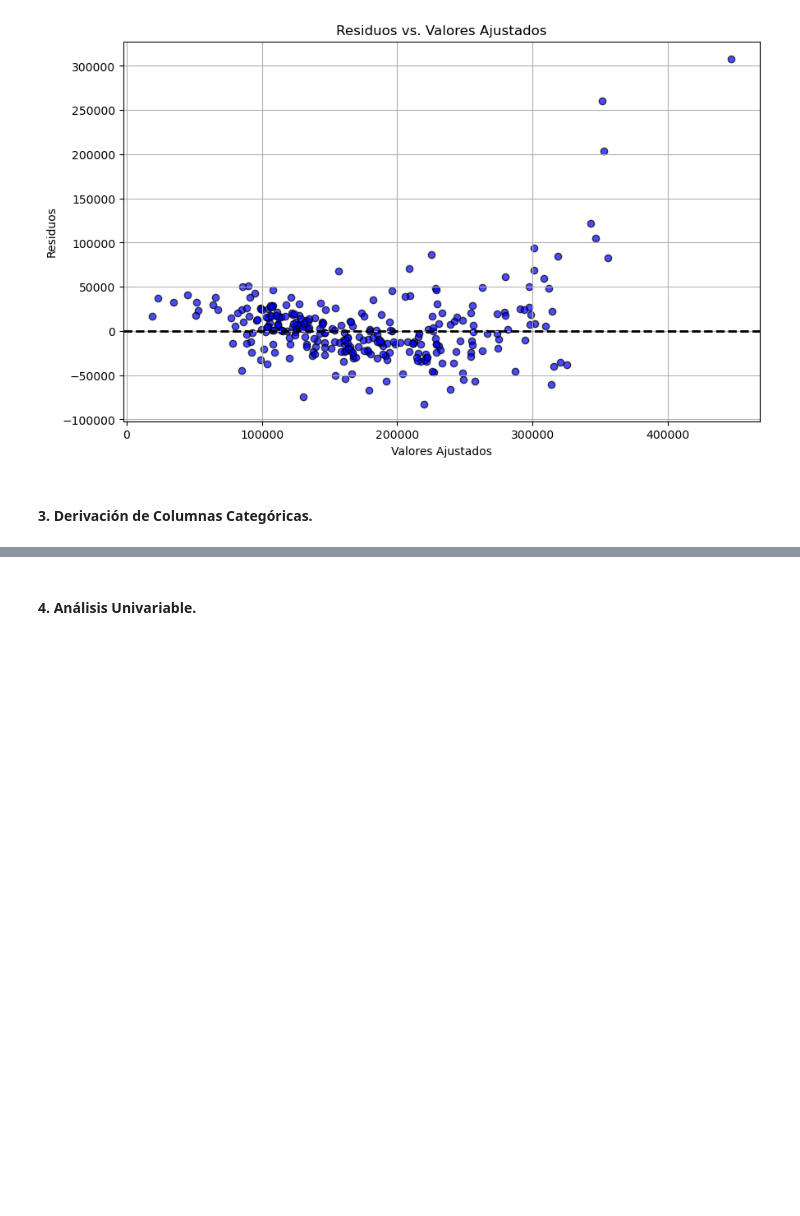
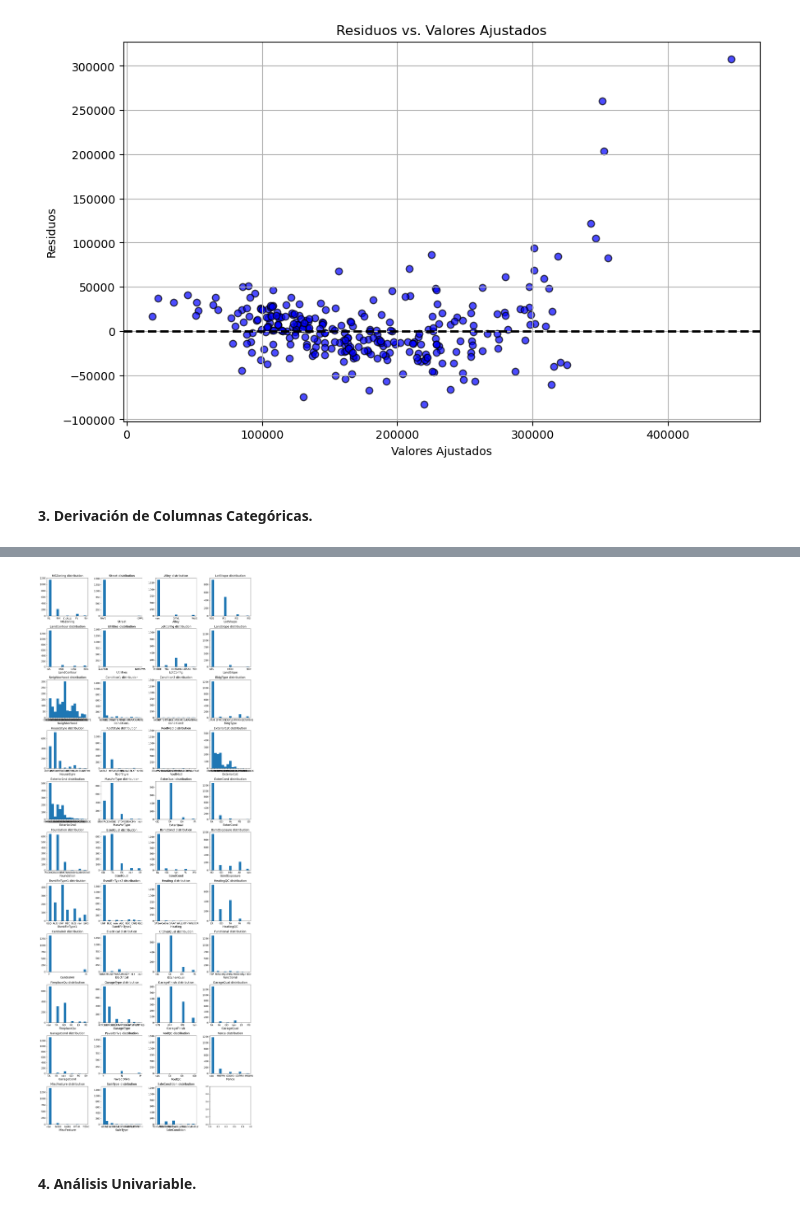
Before and after one commit to Grupo-A-Regression-and-Regularization/proyecto-1-regresion-avanzada, a Jupyter notebook: Proyecto - Regresión avanzada.ipynb, the cells around one changed output, grey strips where cells are left out. Drawn from its saved outputs; the diff is of its cells as text; code cells hidden in the pictures; blank space fills up the shorter version.

Commit message:
Agregada Seccion 3 One-Hot Encoding

```diff
--- a/Proyecto - Regresión avanzada.ipynb
+++ b/Proyecto - Regresión avanzada.ipynb
@@ -429,3 +429,17 @@ plt.show()
 [figure]
 # %% [markdown]
 #### 3. Derivación de Columnas Categóricas.
+# %%
+# Identificar las columnas categóricas
+categorical_columns = data.select_dtypes(include=['object', 'category']).columns.tolist()
+
+print("Columnas categóricas:", categorical_columns)
+print("Número de columnas categóricas:", len(categorical_columns))
+
+# Convertir todas las columnas categóricas a cadenas
+data[categorical_columns] = data[categorical_columns].astype(str)
+
+# Aplicar One-Hot Encoding utilizando pandas.get_dummies
+df_encoded = pd.get_dummies(data, columns=categorical_columns, drop_first=True)
+print("DataFrame después de One-Hot Encoding:")
+print(df_encoded.head())
@@ -432,3 +464,20 @@ plt.show()
+# %%
+# Función para crear subplots de histogramas
+def subplot_histograms(dataframe, list_of_columns):
+    nrows = int(np.ceil(len(list_of_columns)/4))
+    fig, ax = plt.subplots(nrows=nrows, ncols=4, figsize=(15, nrows*3.5))
+    ax = ax.ravel()
+    for i, column in enumerate(list_of_columns):
+        ax[i].hist(dataframe[column], bins=15)
+        ax[i].set_title(f'{column} distribution', fontsize=14)
+        ax[i].tick_params(labelsize=12)
+        ax[i].set_xlabel(column, fontsize=14)
+    plt.tight_layout()
+
+# Llamar a la función para crear los histogramas
+subplot_histograms(data, categorical_columns)
+# %% [output]
+[figure, added]
 # %% [markdown]
 #### 4. Análisis Univariable.
 # %% [markdown]
```
Also changed, not shown: parts of 1 cell of this notebook.
